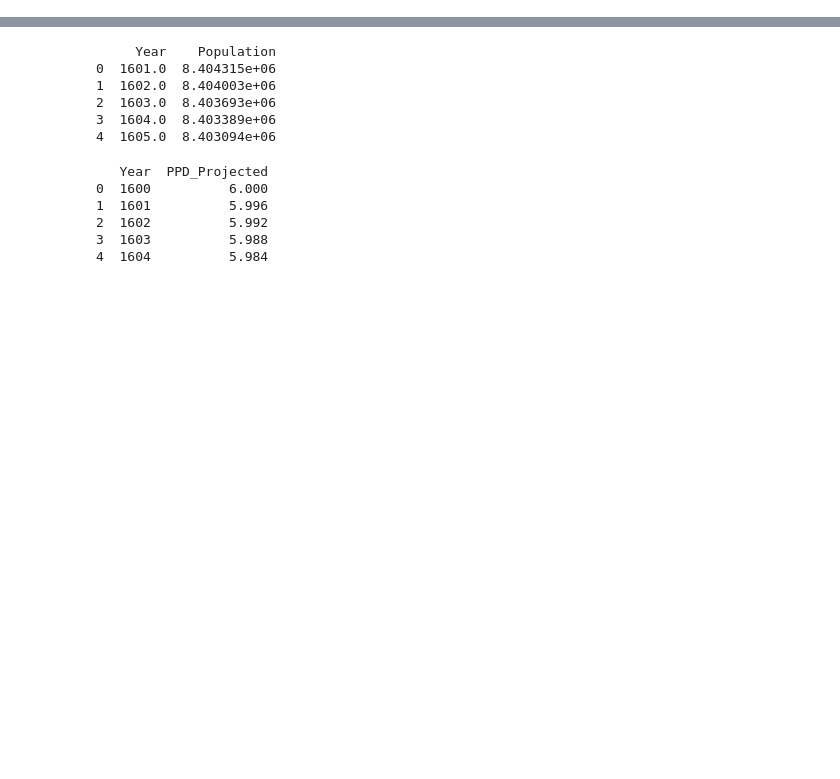
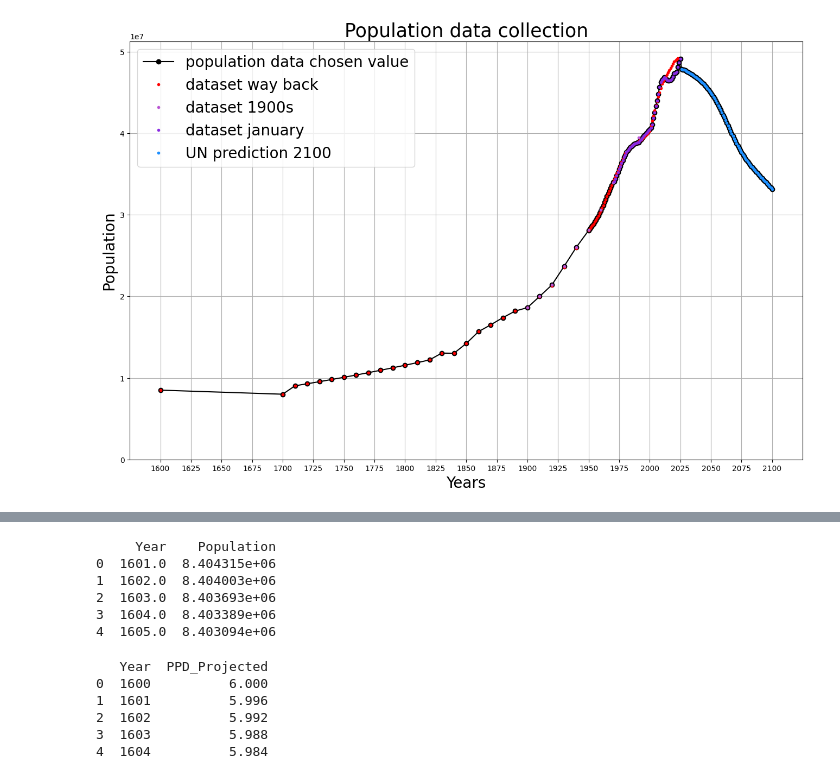
Before and after one commit to tdhunn01-design/MFA2, a Jupyter notebook: PPD_POP_Multiplied.ipynb, the cells around one changed output, grey strips where cells are left out. Drawn from its saved outputs; the diff is of its cells as text; code cells hidden in the pictures; blank space fills up the shorter version.

```diff
--- a/PPD_POP_Multiplied.ipynb
+++ b/PPD_POP_Multiplied.ipynb
@@ -6,0 +16,13 @@ from dynamic_stock_model import DynamicStockModel
+# %%
+# Extracting data from the source file into a panda Dataframe
+file = "pop_data.xlsx"
+# This file should be placed in the same directory as this notebook (on the JupyterHub server)
+
+# We read the data and store it in a Dataframe called "data", using the read_excel() panda function
+data = pd.read_excel(file, index_col = None, header = 0, usecols = 'A:H')
+
+#print(data)
+# %%
+# collected the data in a single list to be able to plot it and use it for regression
+data_col = pd.read_excel('pop_collection.xlsx', index_col = None, header = 0, usecols = 'A:B')
+print(data_col)
@@ -6,0 +44,17 @@ from dynamic_stock_model import DynamicStockModel
+# %%
+plt.figure(figsize=(16,10))
+plt.plot(data_col['YEAR'], data_col['POPULATION'], 'o-', color = 'black', label = f'population data chosen value')
+plt.plot(data["TIME"], data["HYDE DATA"], '.', label="dataset way back", color='red')
+plt.plot(data["TIME"], data["1900s POPULATION"], '.', label="dataset 1900s", color = 'mediumorchid')
+plt.plot(data["TIME"], data["JAN POPULATION"], '.', label="dataset january", color = 'blueviolet')
+plt.plot(data["TIME"], data["UN pred"], '.', label="UN prediction 2100", color = 'dodgerblue')
+plt.grid()
+plt.legend(loc = 'best', fontsize = 20)
+plt.xticks(list(range(1600, 2101, 25)))
+plt.xlabel('Years', fontsize = 20)
+plt.ylabel('Population', fontsize = 20)
+plt.title('Population data collection', fontsize = 25)
+plt.ylim(ymin=0)
+plt.show()
+# %% [output]
+[figure, added]
```
Also changed, not shown: parts of 26 cells of this notebook, 4 other files.
